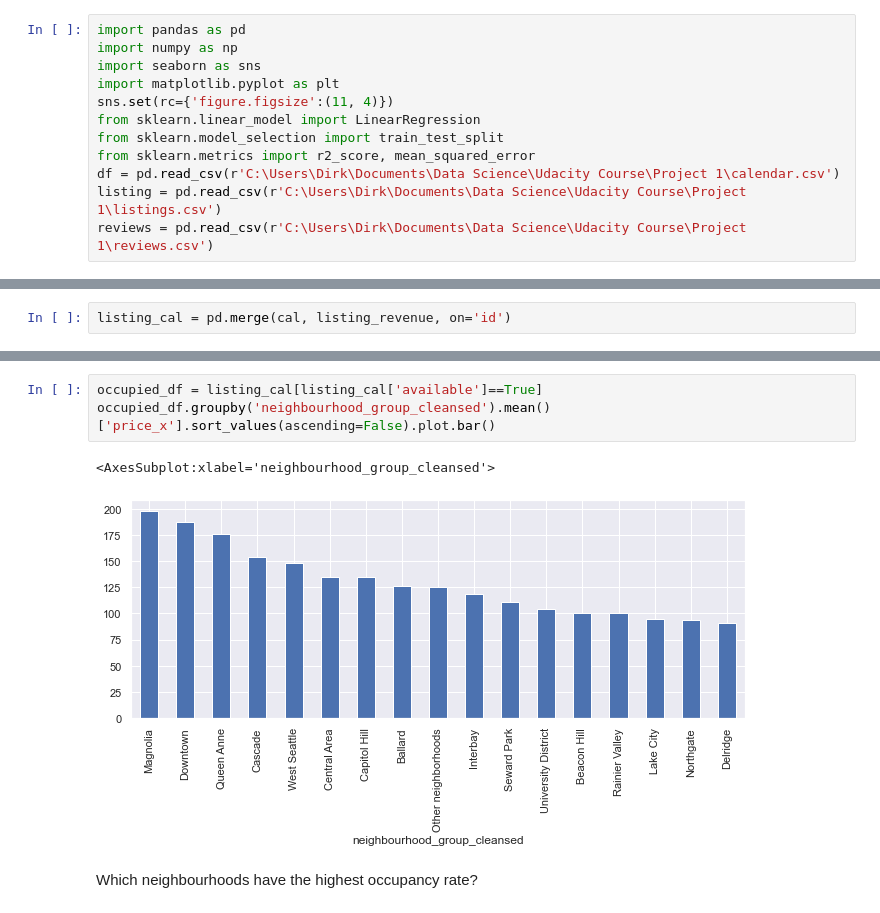
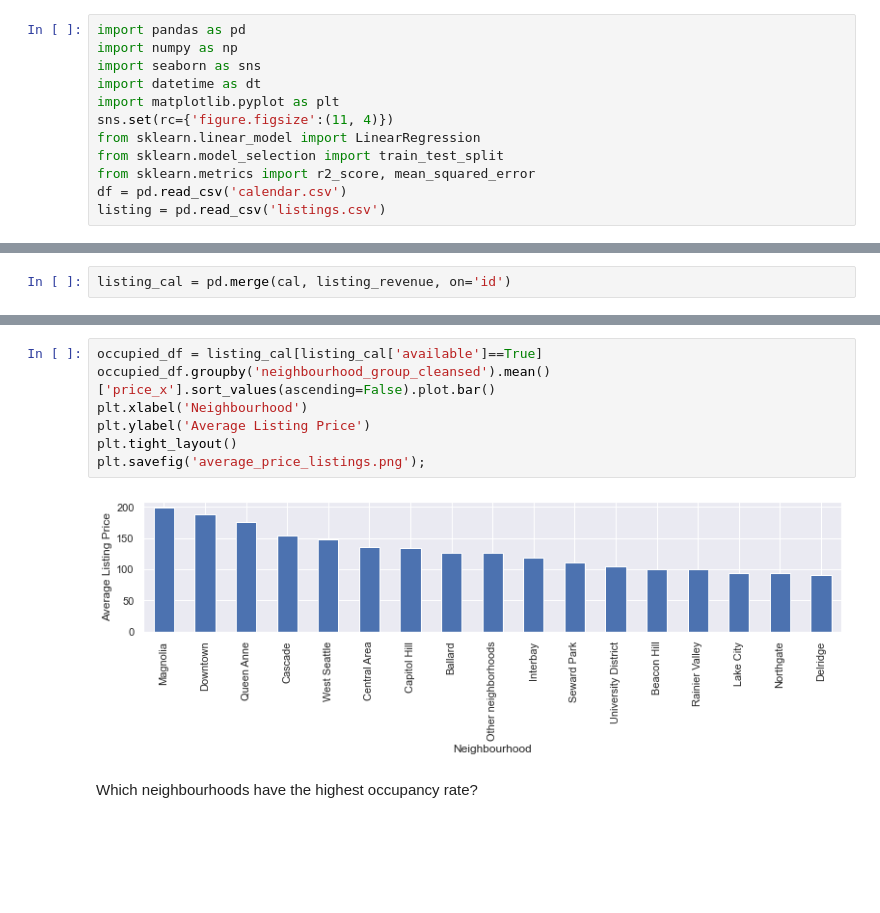
Before and after one commit to dirklambrechts/UdacityProject1-DataAnalysisSeattleAirBnB, a Jupyter notebook: UdacityProject1_AirBnB_Seattle_Final.ipynb, the cells around one changed output, grey strips where cells are left out. Saved outputs shown, nothing was run; the diff lists cells and outputs as text; blank space fills up the shorter version.

```diff
--- a/UdacityProject1_AirBnB_Seattle_Final.ipynb
+++ b/UdacityProject1_AirBnB_Seattle_Final.ipynb
@@ -6,14 +6,14 @@
 import pandas as pd
 import numpy as np
 import seaborn as sns
+import datetime as dt
 import matplotlib.pyplot as plt
 sns.set(rc={'figure.figsize':(11, 4)})
 from sklearn.linear_model import LinearRegression
 from sklearn.model_selection import train_test_split
 from sklearn.metrics import r2_score, mean_squared_error
-df = pd.read_csv(r'C:\Users\Dirk\Documents\Data Science\Udacity Course\Project 1\calendar.csv')
-listing = pd.read_csv(r'C:\Users\Dirk\Documents\Data Science\Udacity Course\Project 1\listings.csv')
-reviews = pd.read_csv(r'C:\Users\Dirk\Documents\Data Science\Udacity Course\Project 1\reviews.csv')
+df = pd.read_csv('calendar.csv')
+listing = pd.read_csv('listings.csv')
 # %% [markdown]
 Set pandas option to show all columns and not to truncate the columns
 # %%
@@ -280,9 +285,12 @@ listing_cal.head(2)
 # %%
 occupied_df = listing_cal[listing_cal['available']==True]
 occupied_df.groupby('neighbourhood_group_cleansed').mean()['price_x'].sort_values(ascending=False).plot.bar()
+plt.xlabel('Neighbourhood')
+plt.ylabel('Average Listing Price')
+plt.tight_layout()
+plt.savefig('average_price_listings.png');
 # %% [output]
-<AxesSubplot:xlabel='neighbourhood_group_cleansed'>
-[figure, old version]
+[figure, new version]
 # %% [markdown]
 Which neighbourhoods have the highest occupancy rate?
 # %%
```
Also changed, not shown: parts of 10 cells of this notebook.
